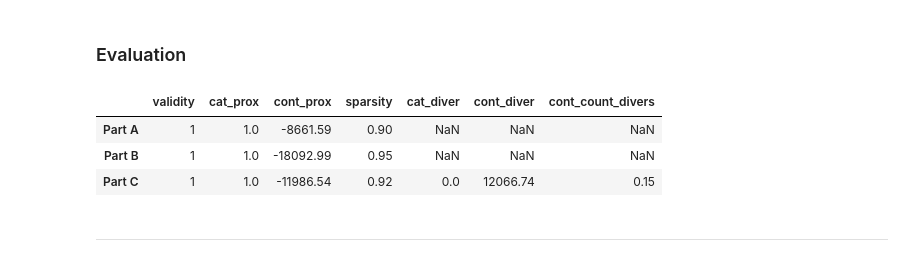
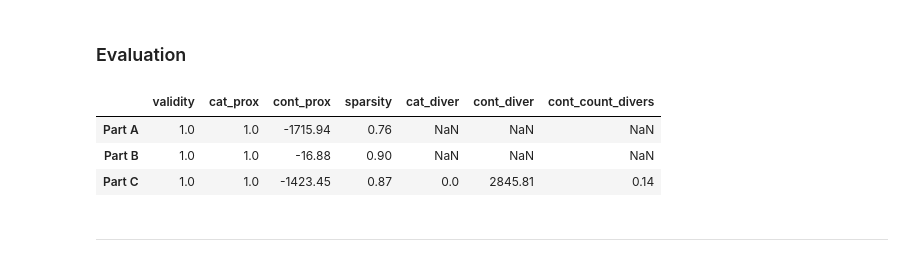
Before and after one commit to tabearoeber/CE-OCL, a Jupyter notebook: CE-OCL Case Study.ipynb, the cells around one changed output. Cells and saved outputs as stored; diff of their text form; code cells hidden in the pictures.

```diff
--- a/CE-OCL Case Study.ipynb
+++ b/CE-OCL Case Study.ipynb
@@ -107,9 +120,9 @@ clf_Duration = models['duration']
 #clf.intercept_, clf.coef_  #check it
 # %%
 ## for coherence
-F_r = numerical
-categorical = df.columns.difference(numerical + [target])
+F_r = d['numerical']
+# categorical = df.columns.difference(numerical + [target])
 
 F_coh = {}
-for f in categorical:
-    F_coh[f] = [i for i in list(X_train.columns.difference(numerical + [target])) if i.startswith('%s_' % f)]
+for f in d['categorical']:
+    F_coh[f] = [i for i in list(X_train.columns.difference(d['numerical'] + [d['target']])) if i.startswith('%s_' % f)]
@@ -235,8 +221,2 @@ df_1
 # %% [markdown]
 ### Evaluation
-# %%
-CEs = ce_helpers.vis_dataframe(df, CEs_, F_r, F_coh, target, only_changes = False)
-
-CE_perf = ce_helpers.evaluation(clf, CEs, numerical, categorical, CEs_ = CEs_, rounding = True)
-CE_perf = CE_perf.set_index(pd.Index(['Part A']))
-CE_perf
@@ -245,0 +223,4 @@ CE_perf
+# %%
+df_orig = ce_helpers.visualise_changes(clf, d, F_coh=F_coh, method='CE-OCL', CEs=CEs, CEs_=CEs_)
+CE_perf = ce_helpers.evaluation(df_orig, d).set_index(pd.Index(['Part A']))
+CE_perf
@@ -289,10 +273,8 @@ df_2
 # %% [markdown]
 ### Evaluation
 # %%
-CEs = ce_helpers.vis_dataframe(df, CEs_, F_r, F_coh, target, only_changes = False)
-
-CE_perf = pd.concat([CE_perf, ce_helpers.evaluation(clf, CEs, numerical, categorical, CEs_ = CEs_, rounding = True)])
-CE_perf = CE_perf.set_index(pd.Index(['Part A', 'Part B']))
+df_orig = ce_helpers.visualise_changes(clf, d, F_coh=F_coh, method='CE-OCL', CEs=CEs, CEs_=CEs_)
+CE_perf = pd.concat([CE_perf, ce_helpers.evaluation(df_orig, d)]).set_index(pd.Index(['Part A', 'Part B']))
 CE_perf
 # %% [output]
 |  | validity | cat_prox | cont_prox | sparsity | cat_diver | cont_diver | cont_count_divers |
@@ -345,16 +327,14 @@ df_3
 # %% [markdown]
 ### Evaluation
 # %%
-CEs = ce_helpers.vis_dataframe(df, CEs_, F_r, F_coh, target, only_changes = False)
-
-CE_perf = pd.concat([CE_perf, ce_helpers.evaluation(clf, CEs, numerical, categorical, CEs_ = CEs_, rounding = True)])
-CE_perf = CE_perf.set_index(pd.Index(['Part A', 'Part B', 'Part C']))
+df_orig = ce_helpers.visualise_changes(clf, d, F_coh=F_coh, method='CE-OCL', CEs=CEs, CEs_=CEs_)
+CE_perf = pd.concat([CE_perf, ce_helpers.evaluation(df_orig, d)]).set_index(pd.Index(['Part A', 'Part B', 'Part C']))
 CE_perf
 # %% [output]
 |  | validity | cat_prox | cont_prox | sparsity | cat_diver | cont_diver | cont_count_divers |
-| Part A | 1 | 1.0 | -8661.59 | 0.90 | NaN | NaN | NaN |
-| Part B | 1 | 1.0 | -18092.99 | 0.95 | NaN | NaN | NaN |
-| Part C | 1 | 1.0 | -11986.54 | 0.92 | 0.0 | 12066.74 | 0.15 |
+| Part A | 1.0 | 1.0 | -1715.94 | 0.76 | NaN | NaN | NaN |
+| Part B | 1.0 | 1.0 | -16.88 | 0.90 | NaN | NaN | NaN |
+| Part C | 1.0 | 1.0 | -1423.45 | 0.87 | 0.0 | 2845.81 | 0.14 |
 # %% [markdown]
 ---
 # %% [markdown]
```
Also changed, not shown: parts of 38 cells of this notebook, 2 other files.
